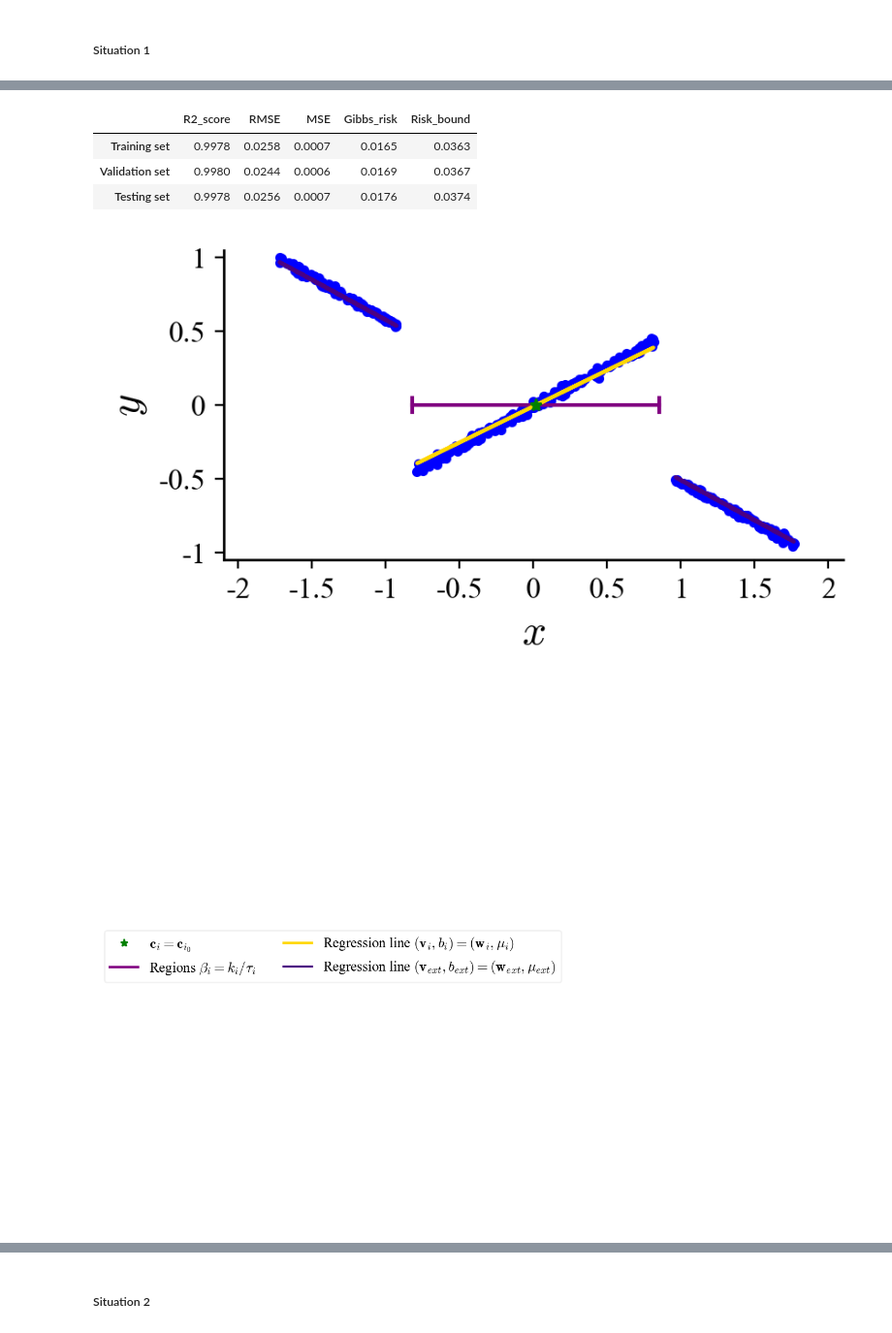
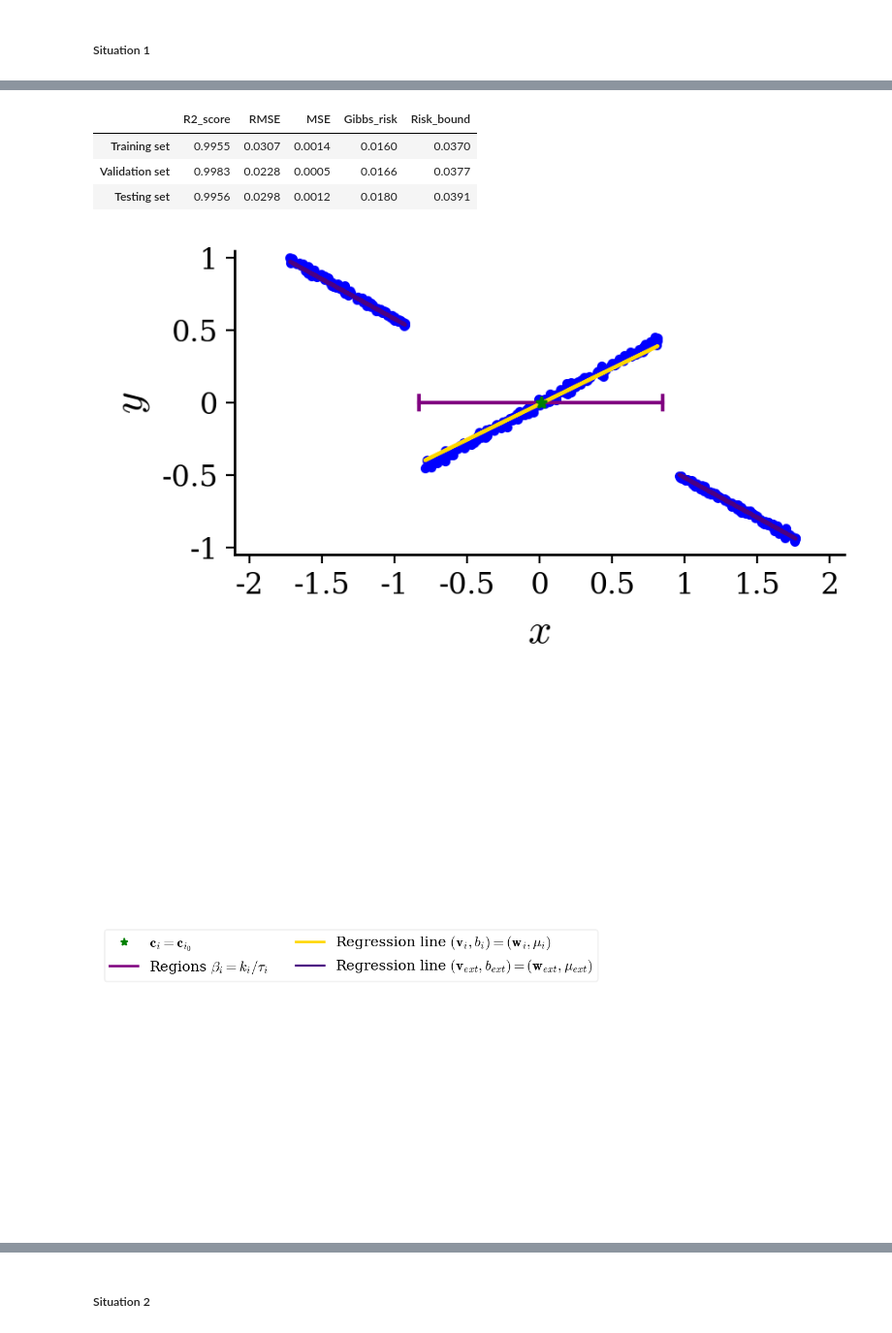
Before and after one commit to ncod140/MoTLM, a Jupyter notebook: MoTLM_with_unknown_points_of_interest (Synthetic data).ipynb, the cells around one changed output, grey strips where cells are left out. Shown at 97% size. Saved outputs shown, nothing was run; the diff lists cells and outputs as text; code cells hidden in the pictures.

```diff
--- a/MoTLM_with_unknown_points_of_interest (Synthetic data).ipynb
+++ b/MoTLM_with_unknown_points_of_interest (Synthetic data).ipynb
@@ -351,14 +350,12 @@ train_size=0.70
 lr=0.1
 lambda_param=200
 max_iters=2000
-scale=False
 lambda_validation=True
-times=times
-check_multicollinearity=True
+times= 10#times
 return_flag='complex'
 # %% [markdown]
 ##### Situation 1
 # %%
-lambda_param, X0_1_enc, Epsilon, W, w_ext, MU, mu_ext, K, TAU, BETA, summary, X_train, X_test, ytrain_true, ytest_true, ytrain_pred, ytest_pred = Algorithm_of_MoTLM_with_unknown_points_of_interest.Mixture_reg(df_1.copy(), target_name, synthetic_data_flag=True, n_points=1, train_size=train_size, lr=lr, lambda_param=lambda_param, max_iters=max_iters, scale=scale, lambda_validation=lambda_validation, times=times, check_multicollinearity=check_multicollinearity, return_flag=return_flag)
+lambda_param, X0_1_enc, Epsilon, W, w_ext, MU, mu_ext, K, TAU, BETA, summary, X_train, X_test, ytrain_true, ytest_true, ytrain_pred, ytest_pred = Algorithm_of_MoTLM_with_unknown_points_of_interest.Mixture_reg(df_1.copy(), target_name, n_points=1, synthetic_data_flag=True, train_size=train_size, lr=lr, lambda_param=lambda_param, max_iters=max_iters, lambda_validation=lambda_validation, times=times, return_flag=return_flag)
 # %% [output]
 ***************** Mixtures of transparent local models without given points of interest *****************
@@ -423,15 +420,16 @@ rho_ext = 0.023014279289756568, sigma_ext = 0.032149
 summary
 # %% [output]
 |  | R2_score | RMSE | MSE | Gibbs_risk | Risk_bound |
-| Training set | 0.9978 | 0.0258 | 0.0007 | 0.0165 | 0.0363 |
-| Validation set | 0.9980 | 0.0244 | 0.0006 | 0.0169 | 0.0367 |
-| Testing set | 0.9978 | 0.0256 | 0.0007 | 0.0176 | 0.0374 |
+| Training set | 0.9955 | 0.0307 | 0.0014 | 0.0160 | 0.0370 |
+| Validation set | 0.9983 | 0.0228 | 0.0005 | 0.0166 | 0.0377 |
+| Testing set | 0.9956 | 0.0298 | 0.0012 | 0.0180 | 0.0391 |
 # %%
+ytrain_std = numpy.std(ytrain_true)
 Mat_dists_train = LA.norm((X0_1_enc.reshape(X0_1_enc.shape[0], 1, X0_1_enc.shape[1]) - X_train), axis=2)
-xmin, xmax, ymin, ymax = utility_figures.get_xlimit_ylimit_hybrid_gn(X=X_train, y=ytrain_true, Xc=X0_1_enc, dist_type='euclidean', Mat_dists=Mat_dists_train, V=W, v_ext=w_ext, B=MU, b_ext=mu_ext, BETA=BETA)
-utility_figures.visualize_hybrid_lr_reg_gn(X=X_train, y=ytrain_true, Xc=X0_1_enc, Yc=Y0_1, dist_type='euclidean', Mat_dists=Mat_dists_train, V=W, v_ext=w_ext, B=MU, b_ext=mu_ext, BETA=BETA, xmin=xmin, xmax=xmax, ymin=ymin, ymax=ymax, situation=situation_1, jeu='Apprentissage', learning_type_flag='Search', lang='en')
+xmin, xmax, ymin, ymax = utility_figures.get_xlimit_ylimit_hybrid_gn(X=X_train, y=ytrain_true, y_train_std=ytrain_std, Xc=X0_1_enc, dist_type='euclidean', Mat_dists=Mat_dists_train, V=W, v_ext=w_ext, B=MU, b_ext=mu_ext, BETA=BETA)
+utility_figures.visualize_hybrid_lr_reg_gn(X=X_train, y=ytrain_true, y_train_std=ytrain_std, Xc=X0_1_enc, Yc=Y0_1, dist_type='euclidean', Mat_dists=Mat_dists_train, V=W, v_ext=w_ext, B=MU, b_ext=mu_ext, BETA=BETA, xmin=xmin, xmax=xmax, ymin=ymin, ymax=ymax, situation=situation_1, jeu='Apprentissage', learning_type_flag='Search', lang='en')
 # %% [output]
-[figure, old version]
+[figure, new version]
-[figure, old version]
+[figure, new version]
 # %%
 Mat_dists_test = LA.norm((X0_1_enc.reshape(X0_1_enc.shape[0], 1, X0_1_enc.shape[1]) - X_test), axis=2)
```
Also changed, not shown: parts of 21 cells of this notebook, 57 other files.
